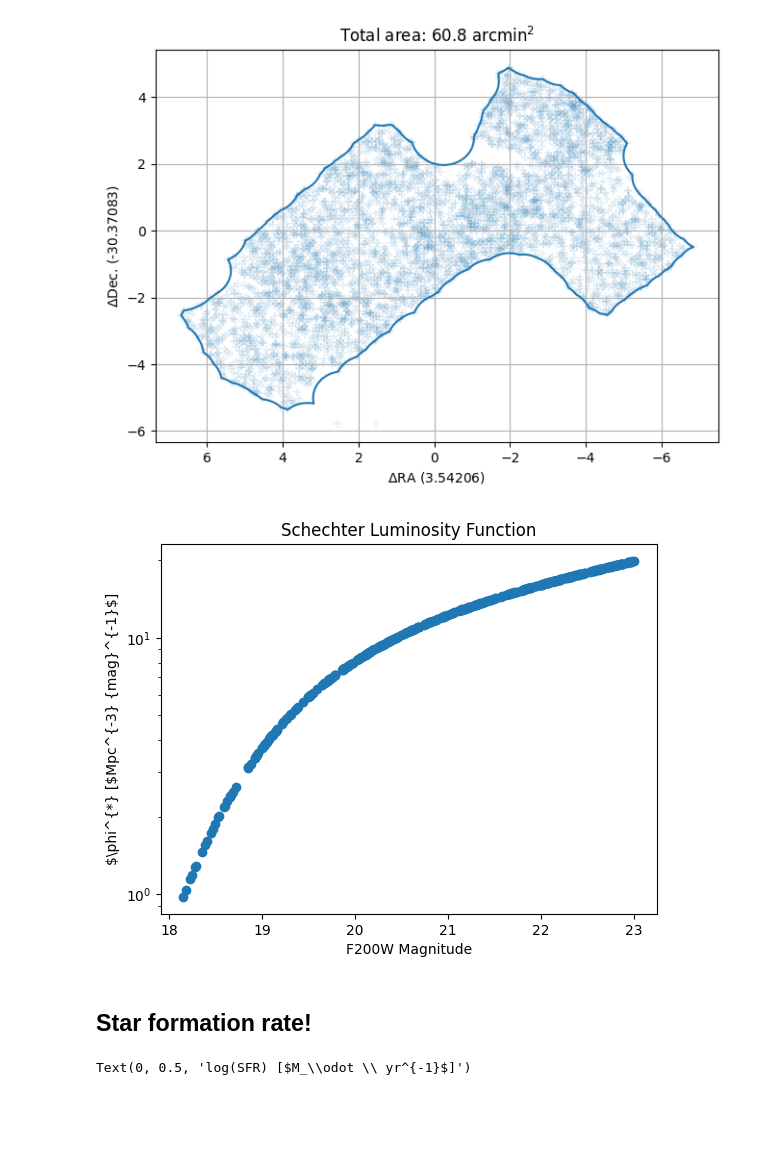
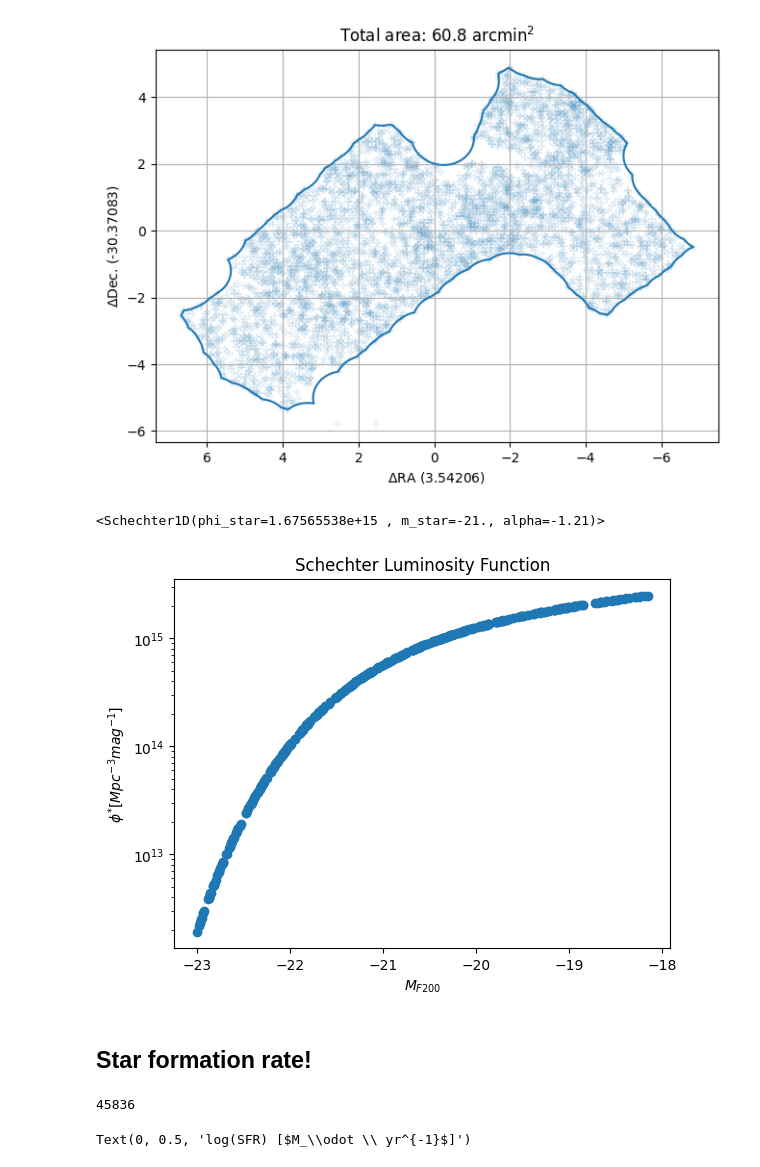
Before and after one commit to mayamerch/block-3-project, a Jupyter notebook: abell 2744.ipynb, the cells around one changed output. Saved outputs shown, nothing was run; the diff lists cells and outputs as text; code cells hidden in the pictures; blank space fills up the shorter version.

Commit message:
schechter func and GLF

```diff
--- a/abell 2744.ipynb
+++ b/abell 2744.ipynb
@@ -630,14 +620,17 @@ def normalization_param(z1, z2, area):
     area_ster = area.to(u.steradian, equivalencies=u.dimensionless_angles())
     vol_in = WMAP9.comoving_volume(z1)
     vol_out = WMAP9.comoving_volume(z2)
-    return (np.abs(vol_out-vol_in)) - (area_ster / (2 * np.pi*u.steradian))
+    print(area_ster / ((2 * np.pi)*u.steradian))
+    print(vol_out-vol_in)
+    return ((area_ster / ((2 * np.pi)*u.steradian)) / abs(vol_out-vol_in))**(-1)
 
 # Schechter function:
 def schechter(mag, scale_factor=11, M_star=21.9,a=-1.19): # use scipy to fit values for m_star, a, phi, also look at literature
+    mag *= -1
     func = scale_factor * 0.4*np.log(10) * (10**(0.4*(M_star-mag)))**(a+1) * np.exp(10**(0.4*(M_star-mag)))
     return func
 # %%
-def plot_sch(phi_star, m_star, alpha, mag):
+def plot_sch(phi_star, m_star, alpha, mag, hist=False):
     """ phi_star = normalization factor in units of number density
         m_star = characteristic magnitude where  power-law form cuts off into the exponential form
         alpha = power-law index (faint-end slope of the luminosity function)
@@ -645,14 +638,20 @@ def plot_sch(phi_star, m_star, alpha, mag):
     phi_star = phi_star  * (u.Mpc ** -3)
     m_star = m_star
     alpha = alpha
-    mag = mag
+    mag = -1*mag
     model = Schechter1D(phi_star, m_star, alpha)
+
+    if hist:
+        plt.hist(mag, bins=50, alpha=0.5)
 
     plt.scatter(mag, model(mag))
     plt.yscale('log')
-    plt.xlabel('F200W Magnitude'); plt.ylabel('$\phi^{*} [$Mpc^{-3} {mag}^{-1}$]')
+    plt.xlabel('$M_{F200}$'); plt.ylabel('$\phi^{*} [Mpc^{-3} {mag}^{-1}$]')
     plt.title('Schechter Luminosity Function')
+
+    return model
 # %%
-plot_sch(phi_star=11, m_star=19, alpha=-1.19, mag=ms[4]['mag'])
+plot_sch(phi_star=normalization_param(0.31, 0.29, area), m_star=-21, alpha=-1.21, mag=ms[4]['mag'], hist=False)
 # %% [output]
+<Schechter1D(phi_star=1.67565538e+15 , m_star=-21., alpha=-1.21)>
-[figure, old version]
+[figure, new version]
@@ -660,4 +679,15 @@ plot_sch(phi_star=11, m_star=19, alpha=-1.19, mag=ms[4]['mag'])
 ## do the same bins for gds to compare as the field, except luminosity function
 # %% [markdown]
 ## Star formation rate!
+# %%
+# Creating a master dataframe of stellar masses etc
+stellar_df = pd.DataFrame()
+
+stellar_df['stellar_mass'] = list(zout['mass'])
+stellar_df['sfr'] = list(zout['sfr'])
+stellar_df['z'] = list(zout['z_phot'])
+
+stellar_df = stellar_df[stellar_df['stellar_mass'] > 0] # only valid ones now
+# %% [output]
+45836
 # %%
```
Also changed, not shown: parts of 11 cells of this notebook.
